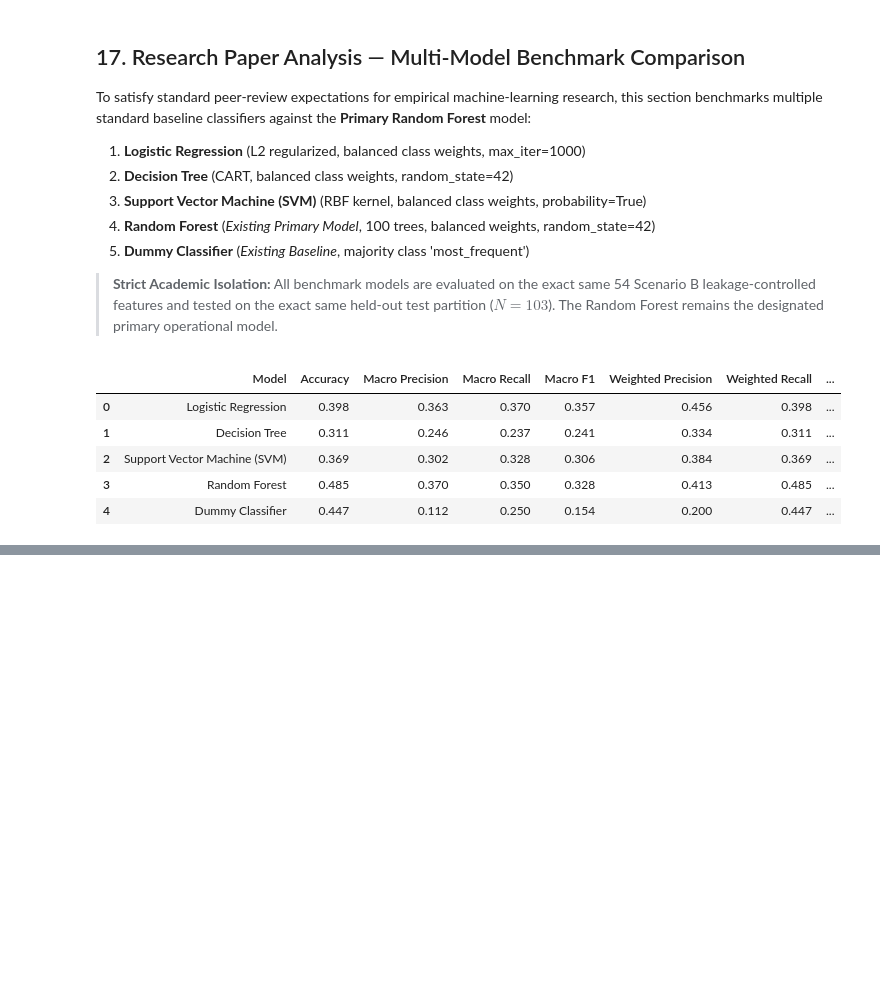
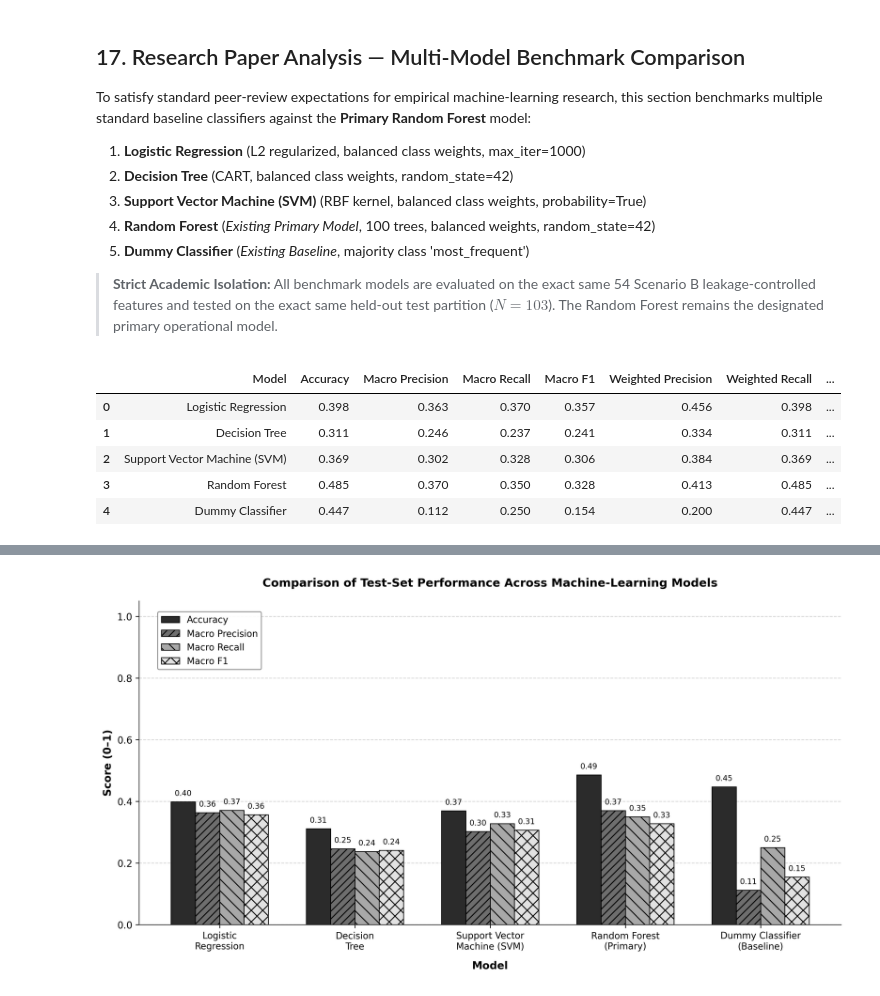
Before and after one commit to Itzz-Pavithra/MindSafe, a Jupyter notebook: notebook/03_ml_training_evaluation.ipynb, the cells around one changed output, grey strips where cells are left out. Saved outputs shown, nothing was run; the diff lists cells and outputs as text; code cells hidden in the pictures; blank space fills up the shorter version.

Commit message:
Model

```diff
--- a/notebook/03_ml_training_evaluation.ipynb
+++ b/notebook/03_ml_training_evaluation.ipynb
@@ -874,7 +874,7 @@ To satisfy standard peer-review expectations for empirical machine-learning rese
 > **Strict Academic Isolation:** All benchmark models are evaluated on the exact same 54 Scenario B leakage-controlled features and tested on the exact same held-out test partition ($N = 103$). The Random Forest remains the designated primary operational model.
 # %%
 # ==============================================================================
-# MULTI-MODEL BENCHMARK COMPARISON (TABLE FOR RESEARCH PAPER)
+# MULTI-MODEL BENCHMARK COMPARISON (TABLE & CHART FOR RESEARCH PAPER)
 # Evaluates Logistic Regression, Decision Tree, SVM, Random Forest, & Dummy Classifier
 # ==============================================================================
 
@@ -917,6 +917,101 @@ if not os.path.exists(os.path.dirname(comp_csv_out)):
     comp_csv_out = os.path.join('results', 'ml', 'model_comparison.csv')
 df_benchmark_comp.to_csv(comp_csv_out, index=False, encoding='utf-8')
 print(f"Exported multi-model benchmark comparison to: {comp_csv_out}")
+
+# ==============================================================================
+# ACADEMIC GROUPED BAR CHART: TEST-SET PERFORMANCE ACROSS MODELS
+# Source: Exact values from results/ml/model_comparison.csv
+# ==============================================================================
+
+df_chart = pd.read_csv(comp_csv_out)
+
+model_display_names = {
+    'Logistic Regression': 'Logistic\nRegression',
+    'Decision Tree': 'Decision\nTree',
+    'Support Vector Machine (SVM)': 'Support Vector\nMachine (SVM)',
+    'Random Forest': 'Random Forest\n(Primary)',
+    'Dummy Classifier': 'Dummy Classifier\n(Baseline)'
+}
+df_chart['Display_Name'] = df_chart['Model'].map(lambda x: model_display_names.get(x, x))
+
+metrics = ['Accuracy', 'Macro Precision', 'Macro Recall', 'Macro F1']
+x = np.arange(len(df_chart))
+bar_width = 0.18
+
+# Academic grayscale tones with distinct hatches for IEEE publication standards
+styles = [
+    {'color': '#2b2b2b', 'hatch': '', 'label': 'Accuracy'},
+    {'color': '#6e6e6e', 'hatch': '///', 'label': 'Macro Precision'},
+    {'color': '#a8a8a8', 'hatch': '\\\\', 'label': 'Macro Recall'},
+    {'color': '#e2e2e2', 'hatch': 'xx', 'label': 'Macro F1'}
+]
+
+fig, ax = plt.subplots(figsize=(11, 6), dpi=300)
+
+for i, (m_col, style) in enumerate(zip(metrics, styles)):
+    offset = (i - 1.5) * bar_width
+    bars = ax.bar(
+        x + offset,
+        df_chart[m_col],
+        width=bar_width,
+        label=style['label'],
+        color=style['color'],
+        hatch=style['hatch'],
+        edgecolor='black',
+        linewidth=0.8,
+        zorder=3
+    )
+
+    # Add numerical values above each bar
+    for bar in bars:
+        height = bar.get_height()
+        ax.text(
+            bar.get_x() + bar.get_width() / 2.0,
+            height + 0.015,
+            f'{height:.2f}',
+            ha='center',
+            va='bottom',
+            fontsize=8,
+            fontweight='medium',
+            color='black'
+        )
+
+ax.set_title('Comparison of Test-Set Performance Across Machine-Learning Models', fontsize=12, fontweight='bold', pad=15)
+ax.set_xlabel('Model', fontsize=11, fontweight='semibold', labelpad=10)
+ax.set_ylabel('Score (0–1)', fontsize=11, fontweight='semibold')
+ax.set_xticks(x)
+ax.set_xticklabels(df_chart['Display_Name'], fontsize=9.5)
+ax.set_ylim(0, 1.05)
+ax.set_yticks(np.arange(0.0, 1.1, 0.2))
+
+# Horizontal grid behind bars
+ax.yaxis.grid(True, linestyle='--', alpha=0.5, color='#aaaaaa', zorder=0)
+ax.set_axisbelow(True)
+
+# Clean legend
+ax.legend(
+    loc='upper left',
+    bbox_to_anchor=(0.02, 0.98),
+    frameon=True,
+    framealpha=0.9,
+    edgecolor='#888888',
+    fontsize=9.5
+)
+
+# Clean academic borders
+ax.spines['top'].set_visible(False)
+ax.spines['right'].set_visible(False)
+ax.spines['left'].set_color('#333333')
+ax.spines['bottom'].set_color('#333333')
+
+plt.tight_layout()
+
+chart_out_path = os.path.join('..', 'results', 'ml', 'model_comparison_bar_chart.png')
+if not os.path.exists(os.path.dirname(chart_out_path)):
+    chart_out_path = os.path.join('results', 'ml', 'model_comparison_bar_chart.png')
+plt.savefig(chart_out_path, dpi=300, bbox_inches='tight')
+print(f"Saved benchmark comparison bar chart to: {chart_out_path}")
+plt.show()
 # %% [output]
 |  | Model | Accuracy | Macro Precision | Macro Recall | Macro F1 | Weighted Precision | Weighted Recall | ... |
 | 0 | Logistic Regression | 0.398 | 0.363 | 0.370 | 0.357 | 0.456 | 0.398 | ... |
@@ -927,0 +1024 @@ Exported multi-model benchmark comparison to: ..\results\ml\model_comparison.csv
+[figure, added]
```
Also changed, not shown: parts of 1 cell of this notebook, 3 other files.
